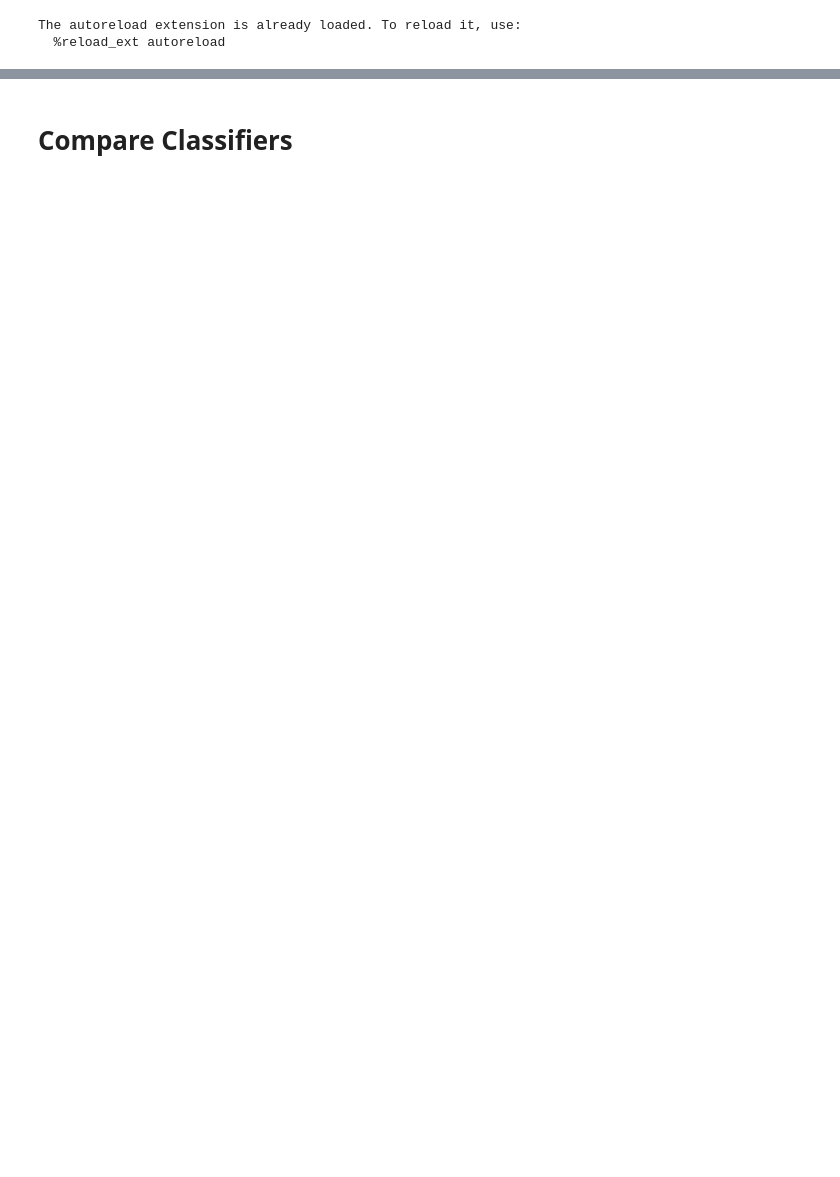
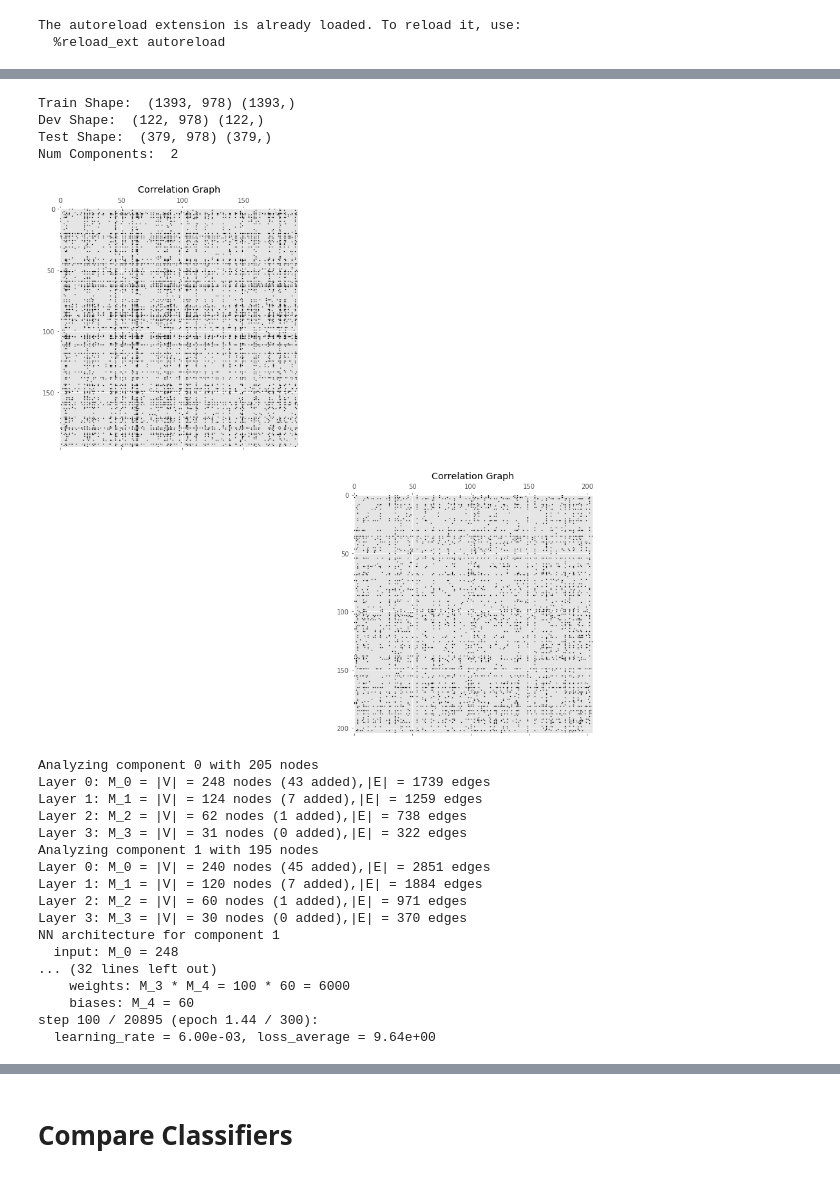
Before and after one commit to mmcdermott/cnn_graph, a Jupyter notebook: dx_and_drug_classification.ipynb, the cells around one changed output, grey strips where cells are left out. Drawn from its saved outputs; the diff is of its cells as text; code cells hidden in the pictures; blank space fills up the shorter version.

```diff
--- a/dx_and_drug_classification.ipynb
+++ b/dx_and_drug_classification.ipynb
@@ -47,9 +37,6 @@ plt.style.use('ggplot')
 # %% [output]
 The autoreload extension is already loaded. To reload it, use:
   %reload_ext autoreload
-# %%
-plt.style.use('ggplot')
-matplotlib.rcParams['figure.figsize'] = (15, 15)
 # %%
 def show_calibration(clfs):
     plt.figure(figsize=(15, 15))
@@ -154,2 +154,0 @@ Index(['FYN', 'TOP2A', 'WDR61', 'PEX11A', 'CRKL', 'CFLAR', 'STAMBP', 'SYK',
-# %%
-y = drug_y
@@ -166,2 +154,0 @@ Test Shape:  (379, 350) (379,)
-# %%
-n = X.shape[0]
@@ -242,0 +227,19 @@ graph.plot_spectrum(L_reg)
+# %%
+BASE_PARAMS = {
+    'num_epochs': 300,
+    'batch_size': 20,
+    'eval_frequency': 100,
+
+    # Building blocks.
+    'filter': 'chebyshev5',
+    'brelu': 'b1relu',
+    'pool': 'apool1',
+
+    # Optimization.
+    'regularization': 1e-2,
+    'dropout': 0.5,
+    'learning_rate': 6e-3,
+    'decay_rate': 0.98,
+    'momentum': 0.9,
+    'decay_steps': 400,
+}
@@ -242,0 +298,41 @@ graph.plot_spectrum(L_reg)
+# %%
+update_params = {
+    'dir_name': 'gcnn_drug_classifier_corr_multicomp',
+    # Architecture.
+    'Fs': [[10, 10], [10, 10]],  # Number of graph convolutional filters.
+    'Ks': [[35, 35], [35, 35]],  # Polynomial orders.
+    'ps': [[2, 2], [2, 2]],    # Pooling sizes.
+    'M': [100, max(drug_y) + 1],  # Output dimensionality of fully connected layers.
+
+    # Optimization.
+    'regularization': 1e-2,
+    'dropout': 0.5,
+    'learning_rate': 6e-3,
+    'decay_rate': 0.98,
+    'momentum': 0.9,
+}
+res = train_graph_net(X_corr, drug_y, corr_components, corr_nodelists, corr_disconnected_nodes,
+                     update_params=update_params)
+# %% [output]
+Train Shape:  (1393, 978) (1393,)
+Dev Shape:  (122, 978) (122,)
+Test Shape:  (379, 978) (379,)
+Num Components:  2
+[figure, added]
+Analyzing component 0 with 205 nodes
+Layer 0: M_0 = |V| = 248 nodes (43 added),|E| = 1739 edges
+Layer 1: M_1 = |V| = 124 nodes (7 added),|E| = 1259 edges
+Layer 2: M_2 = |V| = 62 nodes (1 added),|E| = 738 edges
+Layer 3: M_3 = |V| = 31 nodes (0 added),|E| = 322 edges
+Analyzing component 1 with 195 nodes
+Layer 0: M_0 = |V| = 240 nodes (45 added),|E| = 2851 edges
+Layer 1: M_1 = |V| = 120 nodes (7 added),|E| = 1884 edges
+Layer 2: M_2 = |V| = 60 nodes (1 added),|E| = 971 edges
+Layer 3: M_3 = |V| = 30 nodes (0 added),|E| = 370 edges
+NN architecture for component 1
+  input: M_0 = 248
+... (32 lines left out)
+    weights: M_3 * M_4 = 100 * 60 = 6000
+    biases: M_4 = 60
+step 100 / 20895 (epoch 1.44 / 300):
+  learning_rate = 6.00e-03, loss_average = 9.64e+00
```
Also changed, not shown: parts of 26 cells of this notebook, 1 other file.
